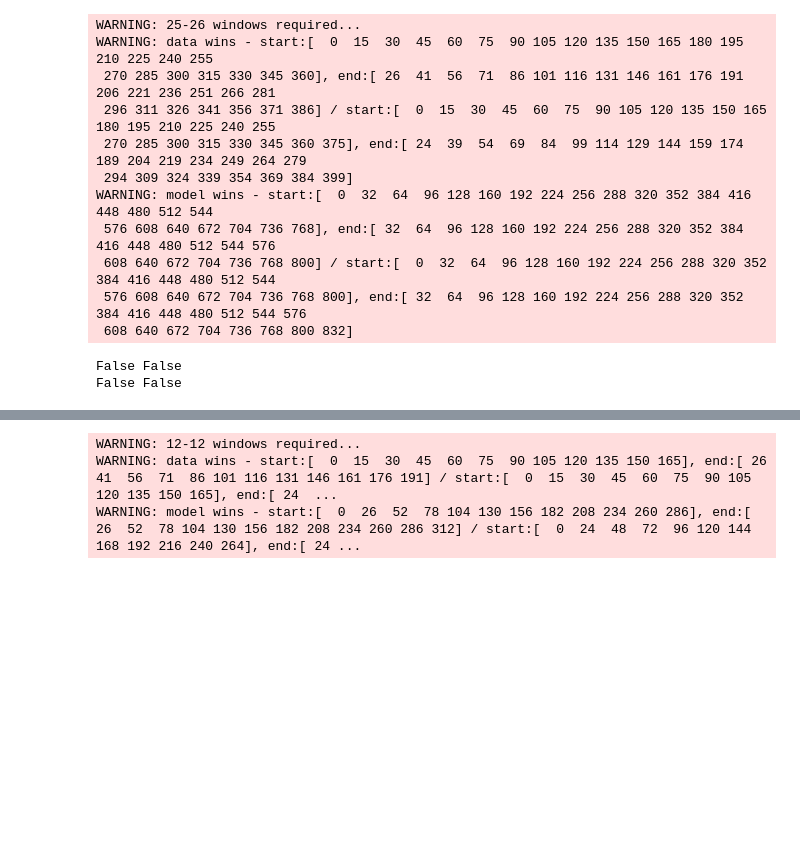
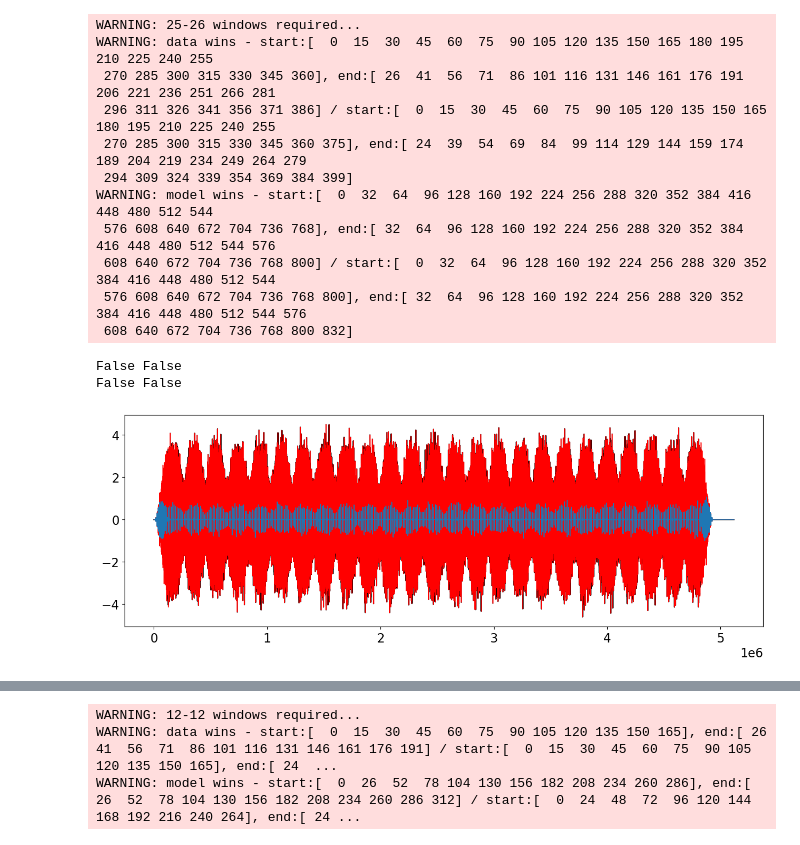
Before and after one commit to PyLops/pylops_slidingpatching, a Jupyter notebook: FastSliding3D.ipynb, the cells around one changed output, grey strips where cells are left out. Cells and saved outputs as stored; diff of their text form; code cells hidden in the pictures; blank space fills up the shorter version.

```diff
--- a/FastSliding3D.ipynb
+++ b/FastSliding3D.ipynb
@@ -59,7 +56,7 @@ nop = 32
 #dimsd = (200, 200, 32) # small
 dimsd = (400, 400, 32) # large
 
-y = np.arange(dimsd[0]*dimsd[1]*dimsd[2]).reshape(dimsd).astype(np_float)
+y = np.random.normal(0, 1, dimsd[0]*dimsd[1]*dimsd[2]).reshape(dimsd).astype(np_float)
 
 nwins, dims, _, _ = sliding3d_design(dimsd, nwin, nover, (nop, nop, (nop + 2) // 2))
 
@@ -99,6 +96,13 @@ print(np.allclose(Slid @ x, Slid1b @ x), np.allclose(Slid.H @ y, Slid1b.H @ y))
 # %% [output]
 False False
 False False
+# %%
+plt.figure(figsize=(15, 5))
+plt.plot((Slid @ x).ravel(), 'k')
+plt.plot((Slid1a @ x).ravel(), 'r', lw=1)
+plt.plot((Slid @ x).ravel()-(Slid1a @ x).ravel(), lw=1);
+# %% [output]
+[figure, added]
 # %%
 if not USE_CUPY:
     %timeit -n 5 -r 10 Slid * x # OLD
```
Also changed, not shown: parts of 6 cells of this notebook, 4 other files.
